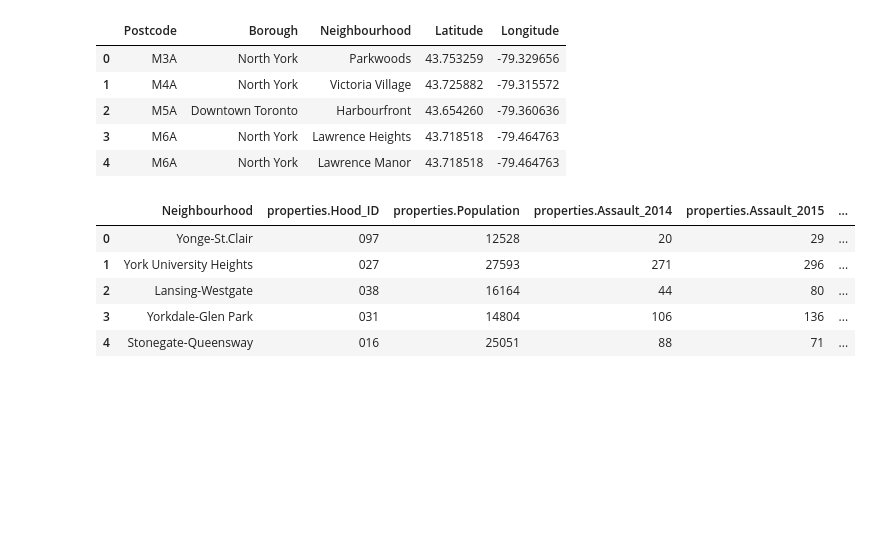
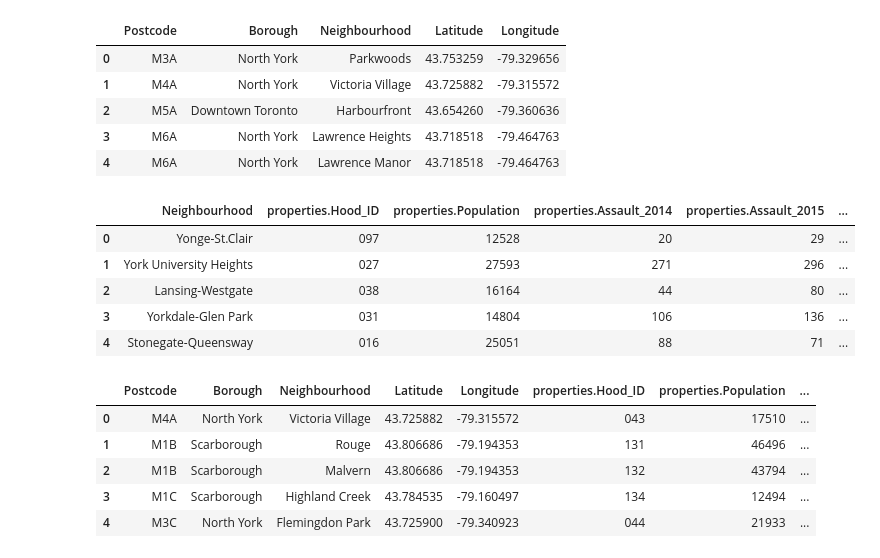
Before and after one commit to yash-patel268/Segmenting-and-Clustering-Neighborhoods-in-Toronto, a Jupyter notebook: Segmenting and Clustering Neighborhoods in Toronto.ipynb, the cells around one changed output. Cells and saved outputs as stored; diff of their text form; code cells hidden in the pictures; blank space fills up the shorter version.

Commit message:
Merged crime rate data

```diff
--- a/Segmenting and Clustering Neighborhoods in Toronto.ipynb
+++ b/Segmenting and Clustering Neighborhoods in Toronto.ipynb
@@ -152,3 +152,13 @@ dfCrime.head()
 | 2 | Lansing-Westgate | 038 | 16164 | 44 | 80 | ... |
 | 3 | Yorkdale-Glen Park | 031 | 14804 | 106 | 136 | ... |
 | 4 | Stonegate-Queensway | 016 | 25051 | 88 | 71 | ... |
+# %%
+dfAll = pd.merge(dfMerge, dfCrime, on='Neighbourhood')
+dfAll.head()
+# %% [output]
+|  | Postcode | Borough | Neighbourhood | Latitude | Longitude | properties.Hood_ID | properties.Population | ... |
+| 0 | M4A | North York | Victoria Village | 43.725882 | -79.315572 | 043 | 17510 | ... |
+| 1 | M1B | Scarborough | Rouge | 43.806686 | -79.194353 | 131 | 46496 | ... |
+| 2 | M1B | Scarborough | Malvern | 43.806686 | -79.194353 | 132 | 43794 | ... |
+| 3 | M1C | Scarborough | Highland Creek | 43.784535 | -79.160497 | 134 | 12494 | ... |
+| 4 | M3C | North York | Flemingdon Park | 43.725900 | -79.340923 | 044 | 21933 | ... |
```
